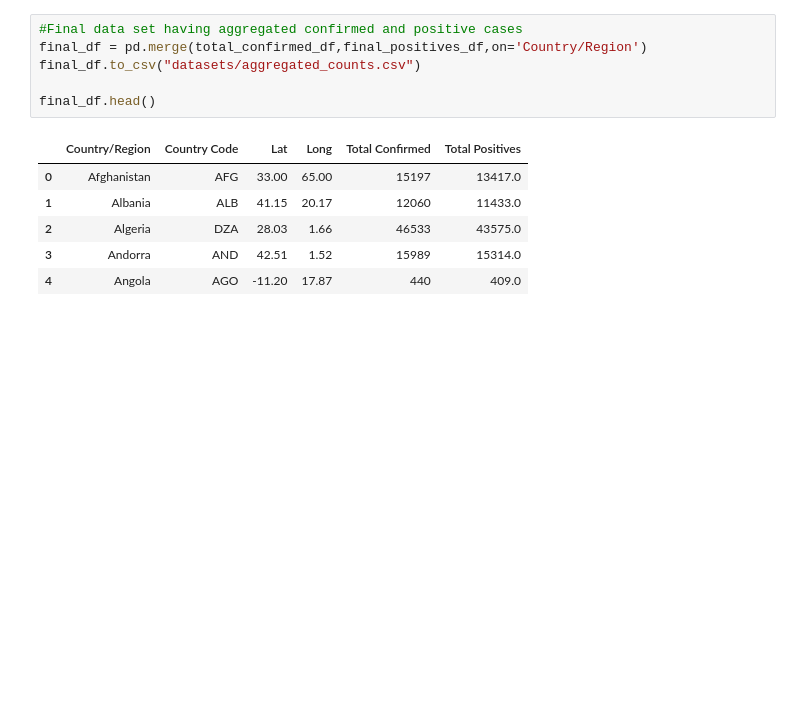
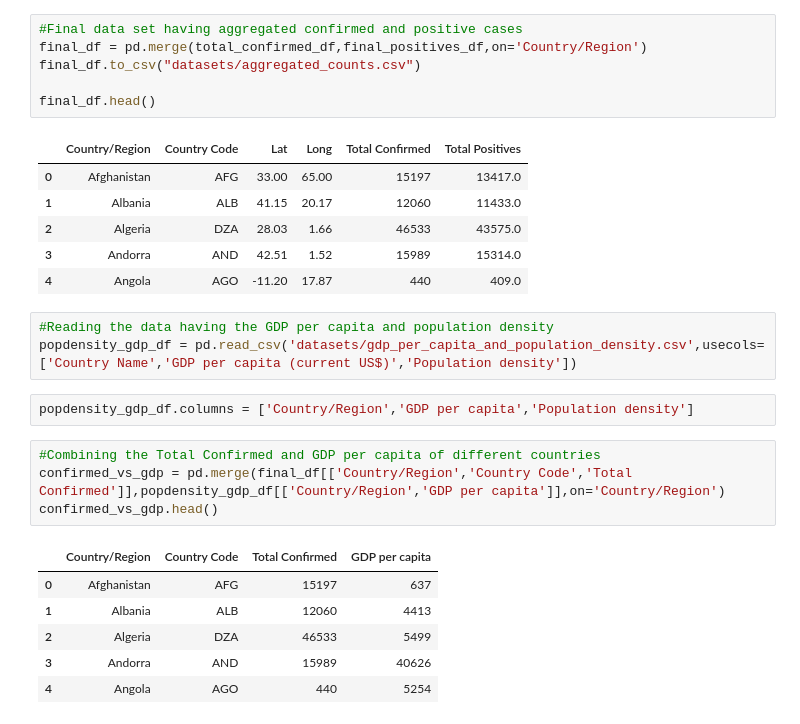
Before and after one commit to dtangster/cmpe256, a Jupyter notebook: hidden_dragon_data_preprocessing.ipynb, the cells around one changed output. Drawn from its saved outputs; the diff is of its cells as text; blank space fills up the shorter version.

```diff
--- a/hidden_dragon_data_preprocessing.ipynb
+++ b/hidden_dragon_data_preprocessing.ipynb
@@ -89,3 +89,19 @@ final_df.head()
 | 2 | Algeria | DZA | 28.03 | 1.66 | 46533 | 43575.0 |
 | 3 | Andorra | AND | 42.51 | 1.52 | 15989 | 15314.0 |
 | 4 | Angola | AGO | -11.20 | 17.87 | 440 | 409.0 |
+# %%
+#Reading the data having the GDP per capita and population density
+popdensity_gdp_df = pd.read_csv('datasets/gdp_per_capita_and_population_density.csv',usecols=['Country Name','GDP per capita (current US$)','Population density'])
+# %%
+popdensity_gdp_df.columns = ['Country/Region','GDP per capita','Population density']
+# %%
+#Combining the Total Confirmed and GDP per capita of different countries
+confirmed_vs_gdp = pd.merge(final_df[['Country/Region','Country Code','Total Confirmed']],popdensity_gdp_df[['Country/Region','GDP per capita']],on='Country/Region')
+confirmed_vs_gdp.head()
+# %% [output]
+|  | Country/Region | Country Code | Total Confirmed | GDP per capita |
+| 0 | Afghanistan | AFG | 15197 | 637 |
+| 1 | Albania | ALB | 12060 | 4413 |
+| 2 | Algeria | DZA | 46533 | 5499 |
+| 3 | Andorra | AND | 15989 | 40626 |
+| 4 | Angola | AGO | 440 | 5254 |
```
Also changed, not shown: parts of 8 cells of this notebook.
